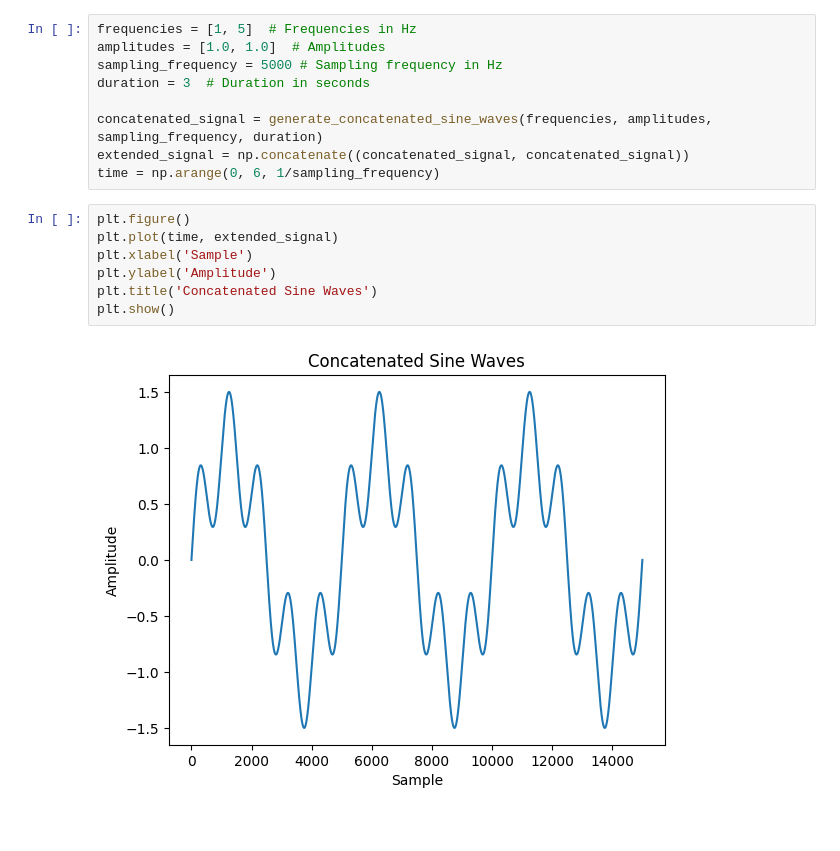
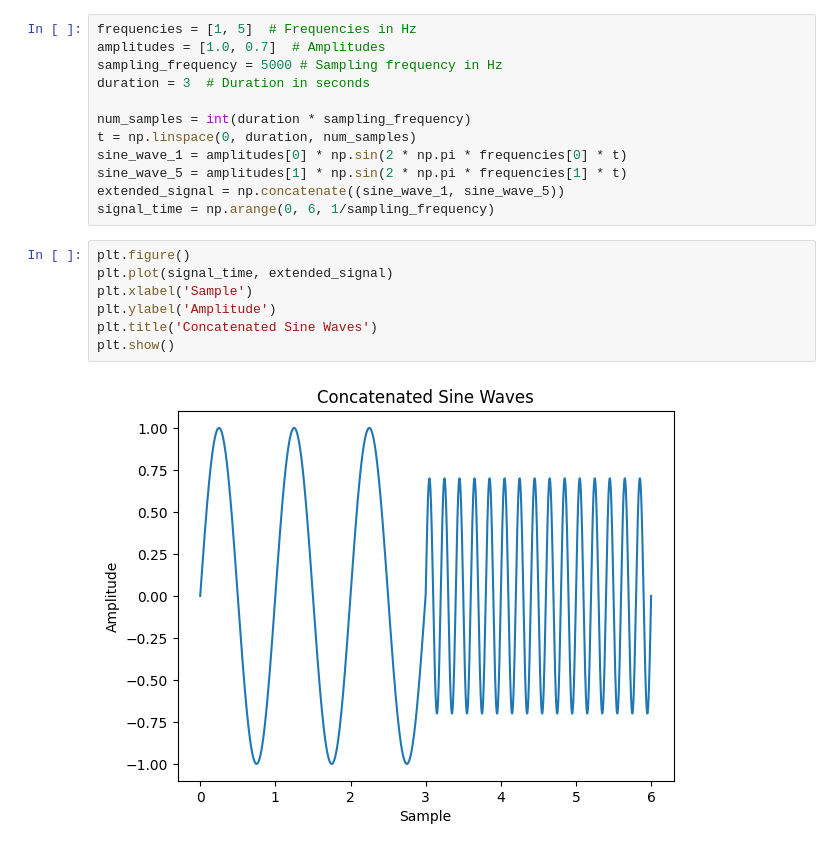
Before and after one commit to FreddieHorn/Pattern-matching-and-ML-in-audio-signal-processing, a Jupyter notebook: Sheet5Exercise3.ipynb, the cells around one changed output. Drawn from its saved outputs; the diff is of its cells as text.

```diff
--- a/Sheet5Exercise3.ipynb
+++ b/Sheet5Exercise3.ipynb
@@ -24,18 +7,21 @@ def generate_concatenated_sine_waves(frequencies, amplitudes, sampling_frequency
 # %%
 frequencies = [1, 5]  # Frequencies in Hz
-amplitudes = [1.0, 1.0]  # Amplitudes
+amplitudes = [1.0, 0.7]  # Amplitudes
 sampling_frequency = 5000 # Sampling frequency in Hz
 duration = 3  # Duration in seconds
 
-concatenated_signal = generate_concatenated_sine_waves(frequencies, amplitudes, sampling_frequency, duration)
-extended_signal = np.concatenate((concatenated_signal, concatenated_signal))
-time = np.arange(0, 6, 1/sampling_frequency)
+num_samples = int(duration * sampling_frequency)
+t = np.linspace(0, duration, num_samples)
+sine_wave_1 = amplitudes[0] * np.sin(2 * np.pi * frequencies[0] * t)
+sine_wave_5 = amplitudes[1] * np.sin(2 * np.pi * frequencies[1] * t)
+extended_signal = np.concatenate((sine_wave_1, sine_wave_5))
+signal_time = np.arange(0, 6, 1/sampling_frequency)
 # %%
 plt.figure()
-plt.plot(time, extended_signal)
+plt.plot(signal_time, extended_signal)
 plt.xlabel('Sample')
 plt.ylabel('Amplitude')
 plt.title('Concatenated Sine Waves')
 plt.show()
 # %% [output]
-[figure, old version]
+[figure, new version]
```
Also changed, not shown: parts of 7 cells of this notebook.
